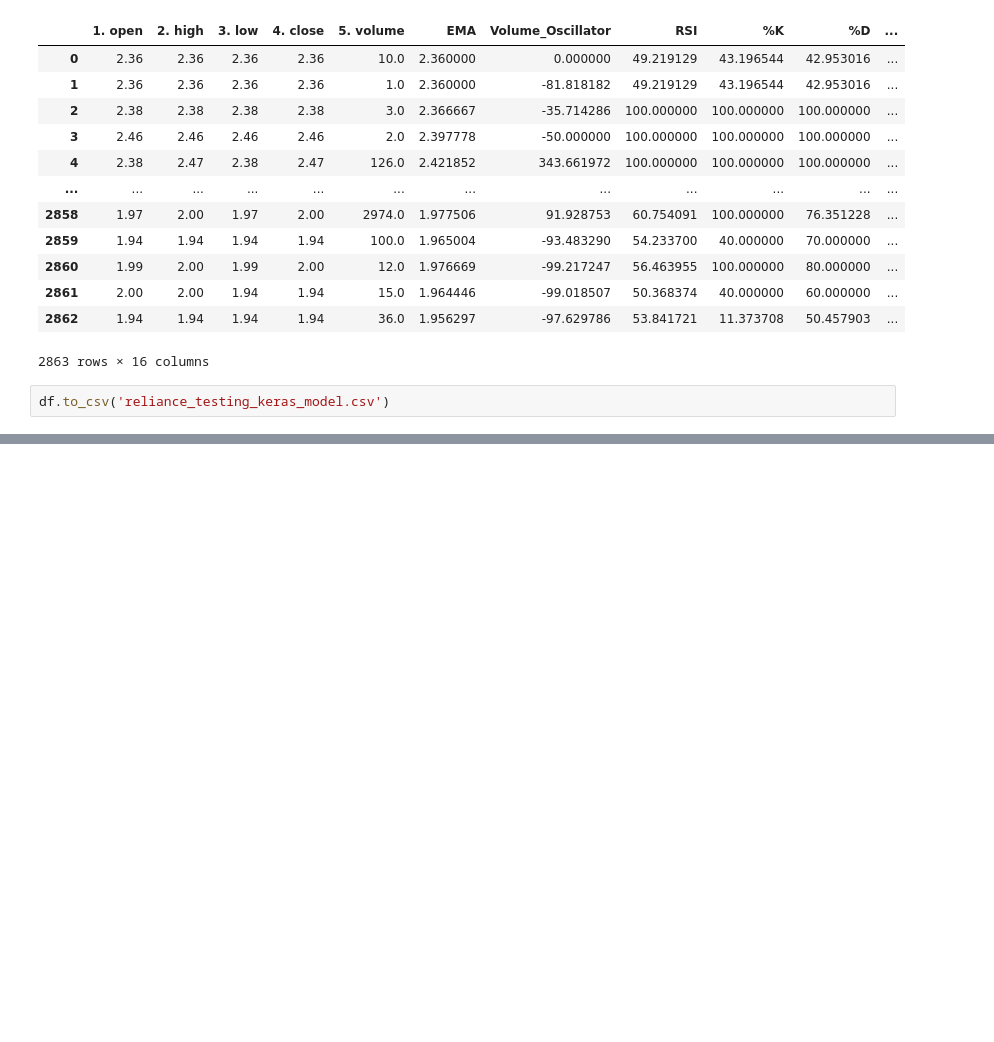
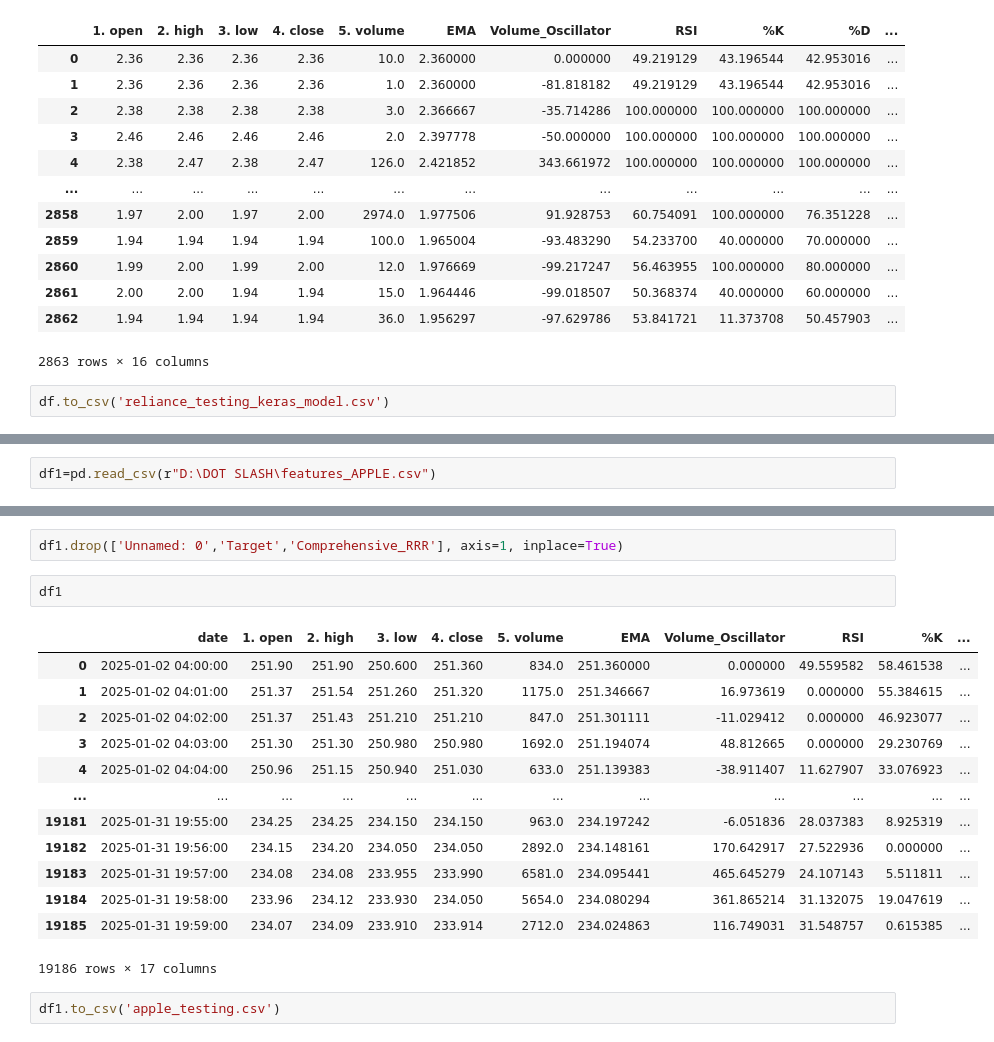
Before and after one commit to KULTHEOM/DOT-SLASH-, a Jupyter notebook: testing.ipynb, the cells around one changed output, grey strips where cells are left out. Saved outputs shown, nothing was run; the diff lists cells and outputs as text; blank space fills up the shorter version.

```diff
--- a/testing.ipynb
+++ b/testing.ipynb
@@ -120,0 +123,2 @@ df.to_csv('reliance_testing_keras_model.csv')
+# %%
+df1=pd.read_csv(r"D:\DOT SLASH\features_APPLE.csv")
@@ -120,0 +141,20 @@ df.to_csv('reliance_testing_keras_model.csv')
+# %%
+df1.drop(['Unnamed: 0','Target','Comprehensive_RRR'], axis=1, inplace=True)
+# %%
+df1
+# %% [output]
+|  | date | 1. open | 2. high | 3. low | 4. close | 5. volume | EMA | Volume_Oscillator | RSI | %K | ... |
+| 0 | 2025-01-02 04:00:00 | 251.90 | 251.90 | 250.600 | 251.360 | 834.0 | 251.360000 | 0.000000 | 49.559582 | 58.461538 | ... |
+| 1 | 2025-01-02 04:01:00 | 251.37 | 251.54 | 251.260 | 251.320 | 1175.0 | 251.346667 | 16.973619 | 0.000000 | 55.384615 | ... |
+| 2 | 2025-01-02 04:02:00 | 251.37 | 251.43 | 251.210 | 251.210 | 847.0 | 251.301111 | -11.029412 | 0.000000 | 46.923077 | ... |
+| 3 | 2025-01-02 04:03:00 | 251.30 | 251.30 | 250.980 | 250.980 | 1692.0 | 251.194074 | 48.812665 | 0.000000 | 29.230769 | ... |
+| 4 | 2025-01-02 04:04:00 | 250.96 | 251.15 | 250.940 | 251.030 | 633.0 | 251.139383 | -38.911407 | 11.627907 | 33.076923 | ... |
+| ... | ... | ... | ... | ... | ... | ... | ... | ... | ... | ... | ... |
+| 19181 | 2025-01-31 19:55:00 | 234.25 | 234.25 | 234.150 | 234.150 | 963.0 | 234.197242 | -6.051836 | 28.037383 | 8.925319 | ... |
+| 19182 | 2025-01-31 19:56:00 | 234.15 | 234.20 | 234.050 | 234.050 | 2892.0 | 234.148161 | 170.642917 | 27.522936 | 0.000000 | ... |
+| 19183 | 2025-01-31 19:57:00 | 234.08 | 234.08 | 233.955 | 233.990 | 6581.0 | 234.095441 | 465.645279 | 24.107143 | 5.511811 | ... |
+| 19184 | 2025-01-31 19:58:00 | 233.96 | 234.12 | 233.930 | 234.050 | 5654.0 | 234.080294 | 361.865214 | 31.132075 | 19.047619 | ... |
+| 19185 | 2025-01-31 19:59:00 | 234.07 | 234.09 | 233.910 | 233.914 | 2712.0 | 234.024863 | 116.749031 | 31.548757 | 0.615385 | ... |
+19186 rows × 17 columns
+# %%
+df1.to_csv('apple_testing.csv')
```
Also changed, not shown: parts of 2 cells of this notebook, 9 other files.
